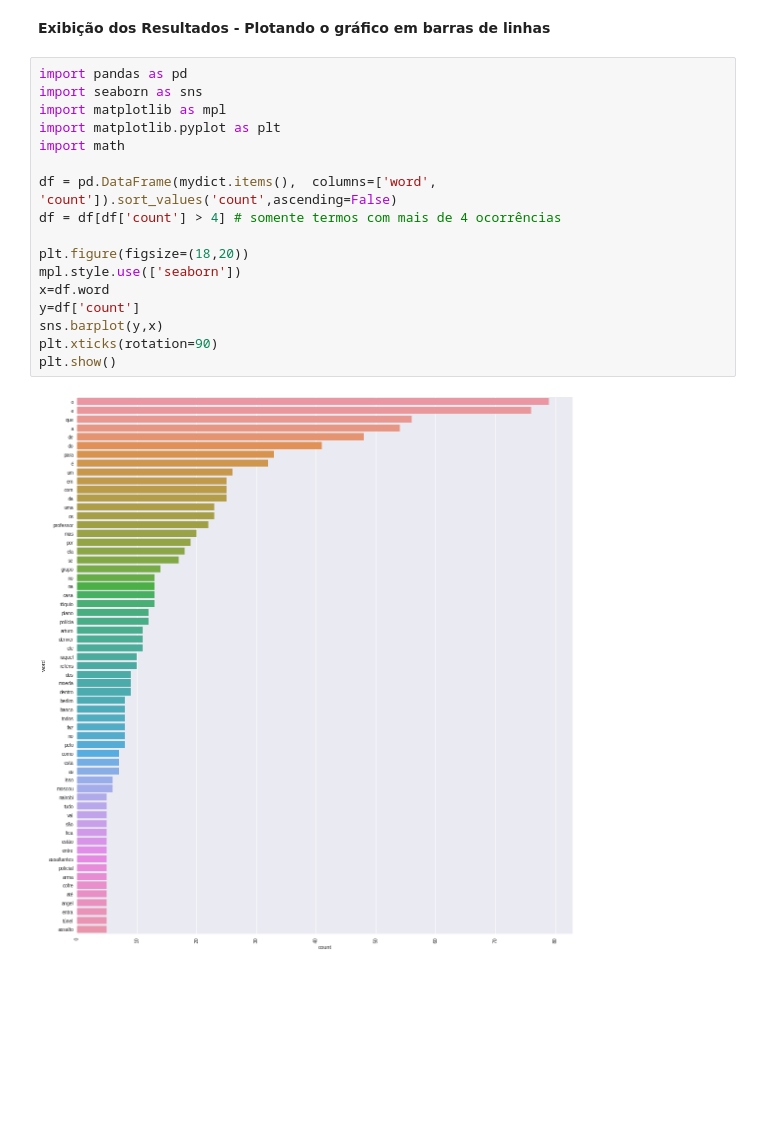
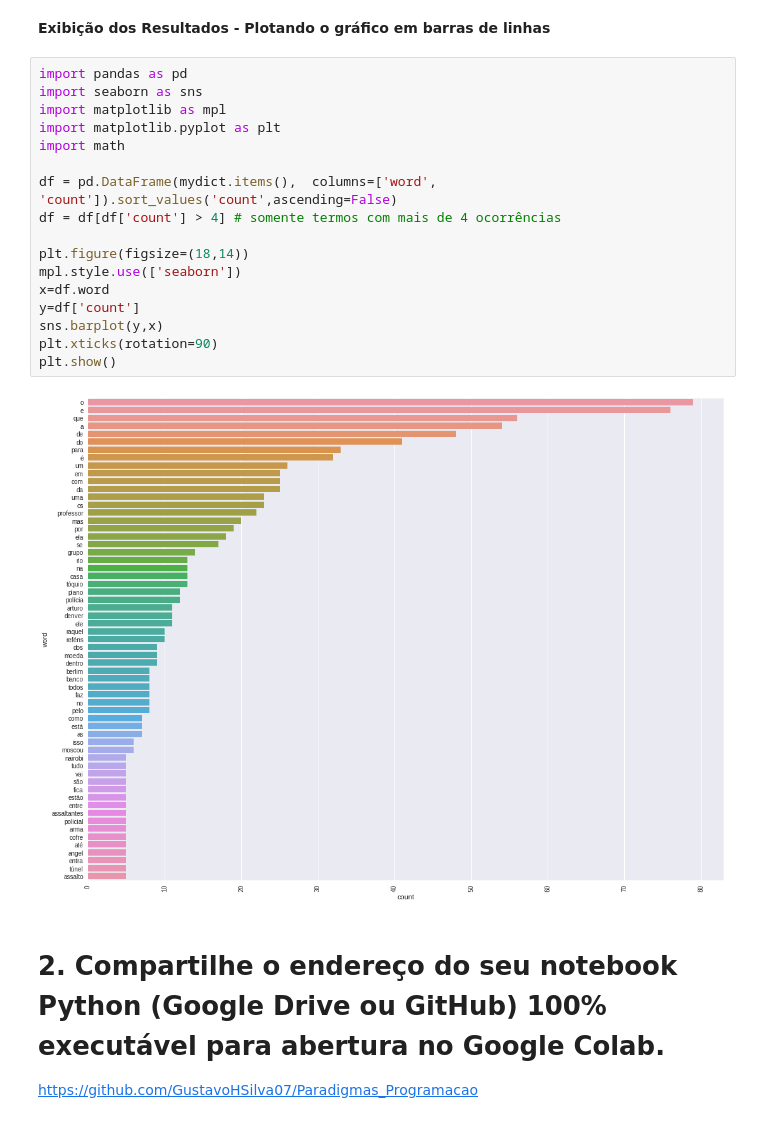
Before and after one commit to GustavoHSilva07/Paradigmas_Programacao, a Jupyter notebook: TAREFA_1.ipynb, the cells around one changed output. Saved outputs shown, nothing was run; the diff lists cells and outputs as text; blank space fills up the shorter version.

```diff
--- a/TAREFA_1.ipynb
+++ b/TAREFA_1.ipynb
@@ -43,19 +45,23 @@ print(mydict)
 # %%
 import pandas as pd
 import seaborn as sns
 import matplotlib as mpl
 import matplotlib.pyplot as plt
 import math
 
 df = pd.DataFrame(mydict.items(),  columns=['word', 'count']).sort_values('count',ascending=False)
 df = df[df['count'] > 4] # somente termos com mais de 4 ocorrências
 
-plt.figure(figsize=(18,20))
+plt.figure(figsize=(18,14))
 mpl.style.use(['seaborn'])
 x=df.word
 y=df['count']
 sns.barplot(y,x)
 plt.xticks(rotation=90)
 plt.show()
 # %% [output]
-[figure, old version]
+[figure, new version]
+# %% [markdown]
+# 2. Compartilhe o endereço do seu notebook Python (Google Drive ou GitHub) 100% executável para abertura no Google Colab.
+
+https://github.com/GustavoHSilva07/Paradigmas_Programacao
```
Also changed, not shown: parts of 2 cells of this notebook.
